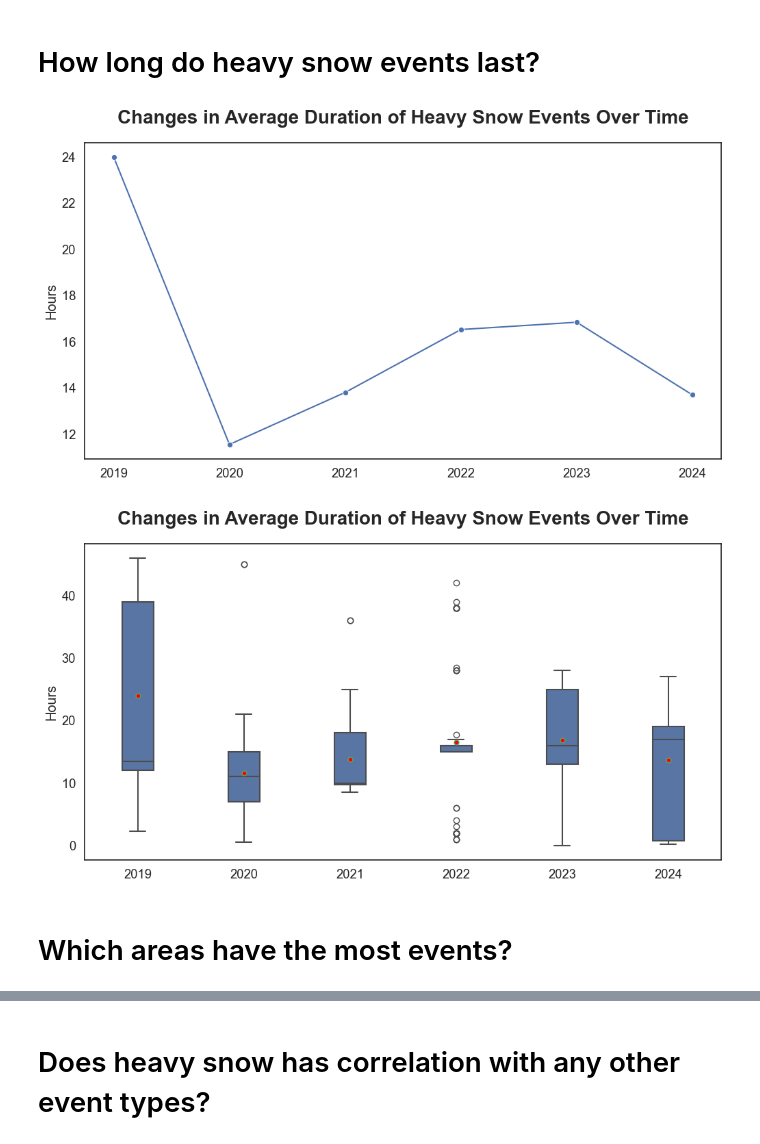
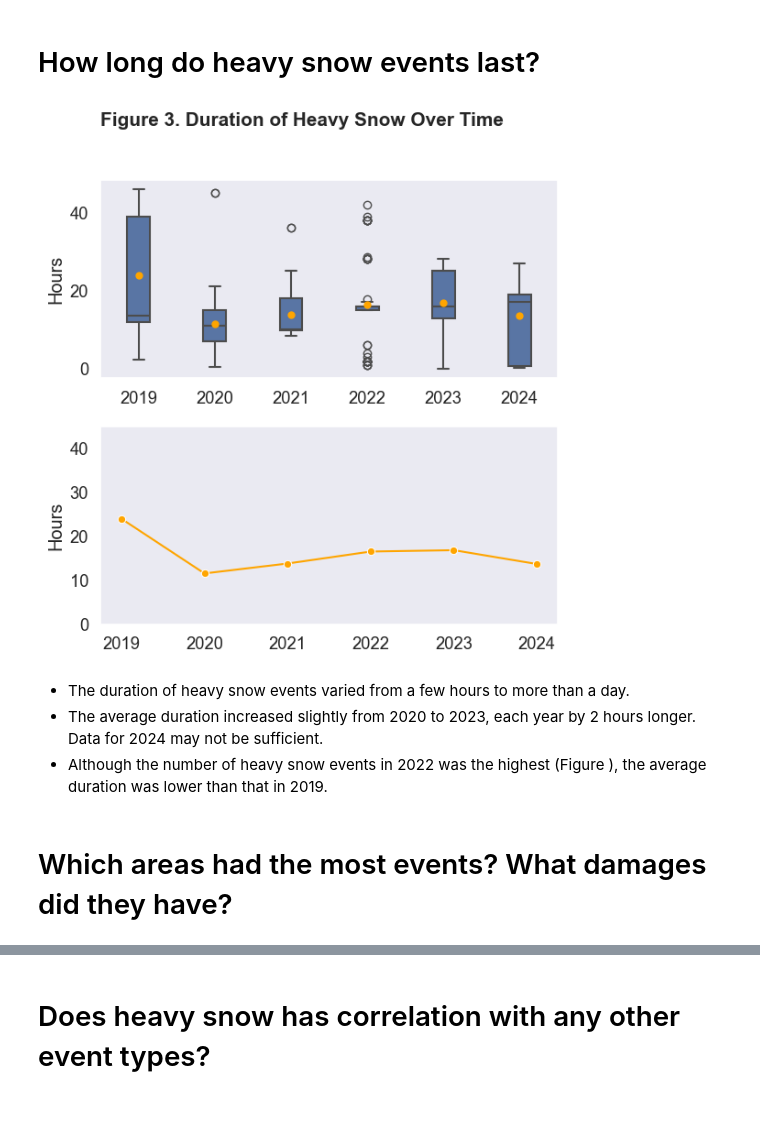
Before and after one commit to Hoale2908/MA_Weather, a Jupyter notebook: massachusetts_heavy_snow_analysis.ipynb, the cells around one changed output, grey strips where cells are left out. Saved outputs shown, nothing was run; the diff lists cells and outputs as text; code cells hidden in the pictures; blank space fills up the shorter version.

```diff
--- a/massachusetts_heavy_snow_analysis.ipynb
+++ b/massachusetts_heavy_snow_analysis.ipynb
@@ -103,7 +103,7 @@ df.head(5).T
 # Which event types happened the most
 # %%
 sns.set_palette("bright")
-sns.set_theme(font_scale=1.2, style='whitegrid', rc={'figure.figsize':(12, 6)})
+sns.set_theme(font_scale=1.2, style='dark',)
 # %%
 sns.barplot(y=df['event_type'].value_counts().index, x=df['event_type'].value_counts().values)
 plt.ylabel('')
@@ -126,23 +130,24 @@ plt.show()
 # %% [markdown]
 # How long do heavy snow events last?
-# %%
-hs = df[df['type']=='Heavy Snow']
-sns.lineplot(x=hs['year'], y=hs['duration'].dt.total_seconds()/3600, estimator='mean', errorbar=None, marker='o')
-plt.ylabel('Hours')
-plt.xlabel('')
-plt.title('Changes in Average Duration of Heavy Snow Events Over Time', pad=20, fontdict={'fontsize': 20, 'fontweight': 'bold'})
-plt.show()
-# %% [output]
-[figure, removed]
 # %%
 hs = df[df['type']=='Heavy Snow']
+fig, axs = plt.subplots(2, 1, figsize=(6, 6), )
 sns.boxplot(x=hs['year'], y=hs['duration'].dt.total_seconds()/3600, width=0.3, linewidth=1.5,
-            meanline=False, showmeans=True, meanprops={'marker': 'o', 'markersize': 5, 'markerfacecolor': 'red'})
-plt.ylabel('Hours')
-plt.xlabel('')
-plt.title('Changes in Average Duration of Heavy Snow Events Over Time', pad=20, fontdict={'fontsize': 20, 'fontweight': 'bold'})
+            meanline=False, showmeans=True, meanprops={'marker': 'o', 'markersize': 5, 'markerfacecolor': 'orange', 'markeredgecolor': 'orange'}, ax=axs[0])
+sns.lineplot(x=hs['year'], y=hs['duration'].dt.total_seconds()/3600, estimator='mean', errorbar=None, marker='o', ax=axs[1], color='orange', )
+axs[1].set_ylim(0, 45)
+axs[0].set_ylabel('Hours')
+axs[0].set_xlabel('')
+axs[1].set_ylabel('Hours')
+axs[1].set_xlabel('')
+fig.suptitle('Figure 3. Duration of Heavy Snow Over Time', fontsize=15, fontweight='bold', y=1.02)
+plt.tight_layout()
 plt.show()
 # %% [output]
-[figure, old version]
+[figure, new version]
+# %% [markdown]
+- The duration of heavy snow events varied from a few hours to more than a day.
+- The average duration increased slightly from 2020 to 2023, each year by 2 hours longer. Data for 2024 may not be sufficient.
+- Although the number of heavy snow events in 2022 was the highest (Figure ), the average duration was lower than that in 2019.
 # %% [markdown]
-# Which areas have the most events?
+# Which areas had the most events? What damages did they have?
```
Also changed, not shown: parts of 4 cells of this notebook, 2 other files.
